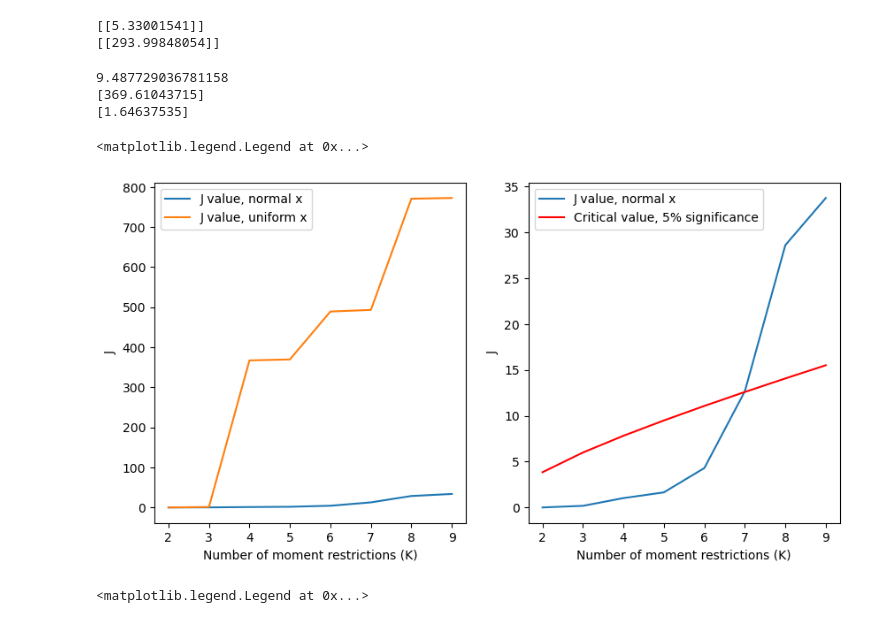
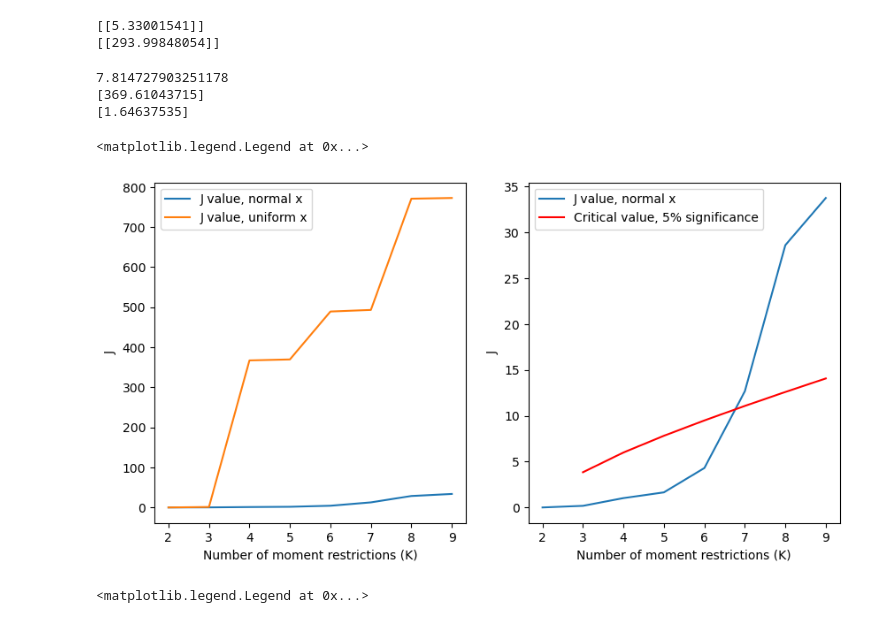
Before and after one commit to skjorlien/ARE212_ProblemSets, a Jupyter notebook: PS3/q3.ipynb, the cells around one changed output. Cells and saved outputs as stored; diff of their text form; code cells hidden in the pictures.

```diff
--- a/PS3/q3.ipynb
+++ b/PS3/q3.ipynb
@@ -21,7 +21,7 @@ print(J(param, K, W, x_unif)) # literally terrible
 [[293.99848054]]
 # %%
 # initial look at the J stat for normally and non-normally distributed data with K = 5
-J_crit = iid.chi2(K-1).isf(0.05) # critical value
+J_crit = iid.chi2(K-2).isf(0.05) # critical value
 
 param_norm, J_norm = two_step_gmm(K, x_norm)
 param_unif, J_unif = two_step_gmm(K, x_unif)
@@ -30,7 +30,7 @@ print(J_crit)
 print(J_unif[0])
 print(J_norm[0])
 # %% [output]
-9.487729036781158
+7.814727903251178
 [369.61043715]
 [1.64637535]
 # %%
@@ -47,22 +47,22 @@ sigma_norm_list = np.array([two_step_gmm(k, x_norm)[0][1] for k in range(2,maxK)
 sigma_unif_list = np.array([two_step_gmm(k, x_unif)[0][1] for k in range(2,maxK)]).reshape(-1,1)
 # %%
 kgrid = np.arange(2,maxK)
-jcrit = np.array([iid.chi2(k-1).isf(0.05) for k in range(2,maxK)]).reshape(-1,1)
+jcrit = np.array([iid.chi2(k-2).isf(0.05) for k in range(2,maxK)]).reshape(-1,1)
 # plot these bad boys
 fig, ax = plt.subplots(1,2, figsize=(10,5))
 
 ax[0].plot(kgrid, J_norm_list, label = "J value, normal x")
 ax[0].plot(kgrid, J_unif_list, label = "J value, uniform x")
 ax[0].set(xlabel = 'Number of moment restrictions (K)', ylabel = 'J')
 ax[0].legend()
 
 ax[1].plot(kgrid, J_norm_list, label = "J value, normal x")
 ax[1].plot(kgrid, jcrit, color = "red", label = "Critical value, 5% significance")
 ax[1].set(xlabel = 'Number of moment restrictions (K)', ylabel = 'J')
 ax[1].legend()
 # %% [output]
 <matplotlib.legend.Legend at 0x...>
-[figure, old version]
+[figure, new version]
 # %%
 # plot how the estimates of each parameter change as we increase K
 fig, ax = plt.subplots(1,2, figsize=(10,5))
```
Also changed, not shown: parts of 1 cell of this notebook.
